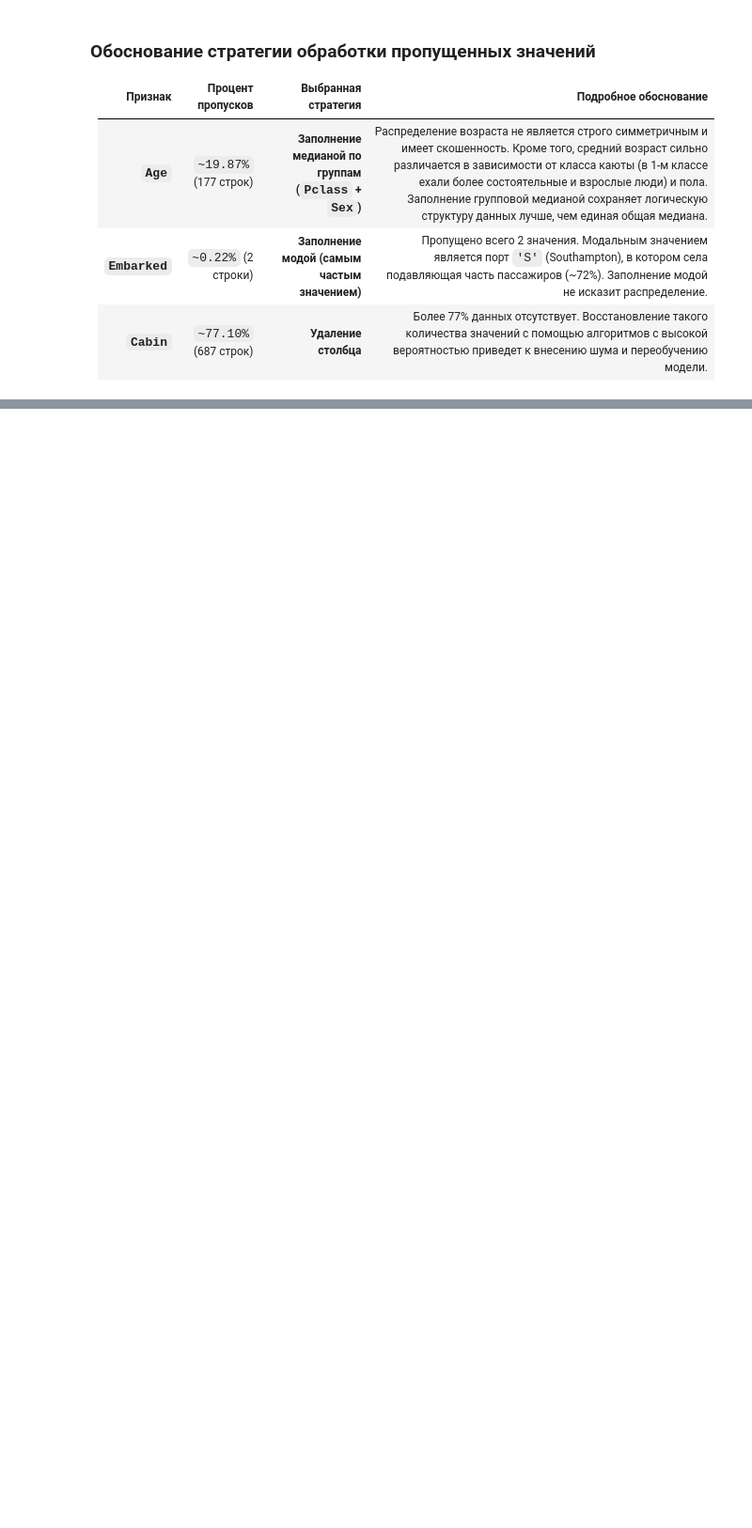
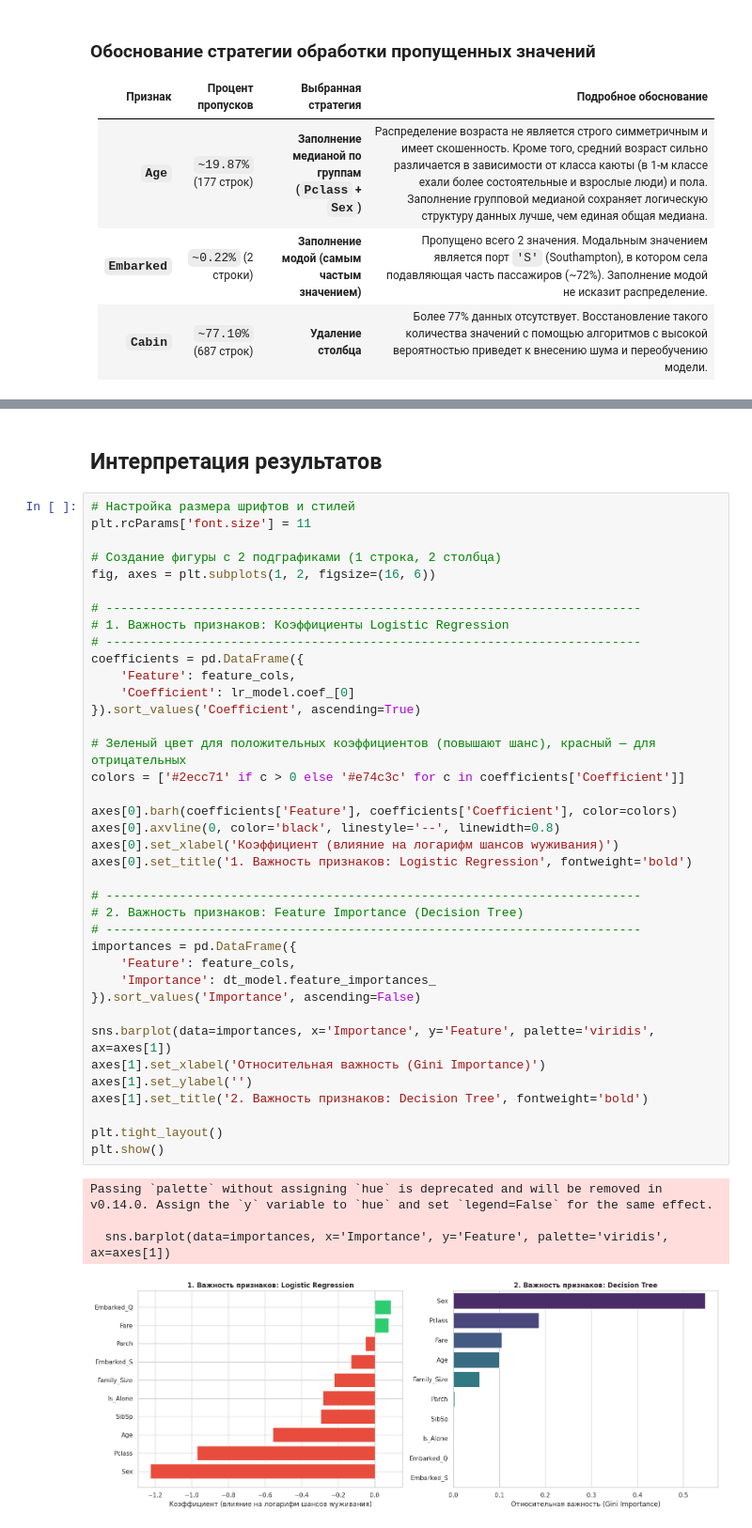
Before and after one commit to fivifri/ml-course-emelyanova, a Jupyter notebook: module-1-titanic/notebook.ipynb, the cells around one changed output, grey strips where cells are left out. Shown at 94% size. Cells and saved outputs as stored; diff of their text form; blank space fills up the shorter version.

```diff
--- a/module-1-titanic/notebook.ipynb
+++ b/module-1-titanic/notebook.ipynb
@@ -367,0 +601,45 @@ Series([], dtype: int64)
+# %% [markdown]
+## Интерпретация результатов
+# %%
+# Настройка размера шрифтов и стилей
+plt.rcParams['font.size'] = 11
+
+# Создание фигуры с 2 подграфиками (1 строка, 2 столбца)
+fig, axes = plt.subplots(1, 2, figsize=(16, 6))
+
+# -------------------------------------------------------------------------
+# 1. Важность признаков: Коэффициенты Logistic Regression
+# -------------------------------------------------------------------------
+coefficients = pd.DataFrame({
+    'Feature': feature_cols,
+    'Coefficient': lr_model.coef_[0]
+}).sort_values('Coefficient', ascending=True)
+
+# Зеленый цвет для положительных коэффициентов (повышают шанс), красный — для отрицательных
+colors = ['#2ecc71' if c > 0 else '#e74c3c' for c in coefficients['Coefficient']]
+
+axes[0].barh(coefficients['Feature'], coefficients['Coefficient'], color=colors)
+axes[0].axvline(0, color='black', linestyle='--', linewidth=0.8)
+axes[0].set_xlabel('Коэффициент (влияние на логарифм шансов wyживания)')
+axes[0].set_title('1. Важность признаков: Logistic Regression', fontweight='bold')
+
+# -------------------------------------------------------------------------
+# 2. Важность признаков: Feature Importance (Decision Tree)
+# -------------------------------------------------------------------------
+importances = pd.DataFrame({
+    'Feature': feature_cols,
+    'Importance': dt_model.feature_importances_
+}).sort_values('Importance', ascending=False)
+
+sns.barplot(data=importances, x='Importance', y='Feature', palette='viridis', ax=axes[1])
+axes[1].set_xlabel('Относительная важность (Gini Importance)')
+axes[1].set_ylabel('')
+axes[1].set_title('2. Важность признаков: Decision Tree', fontweight='bold')
+
+plt.tight_layout()
+plt.show()
+# %% [output]
+Passing `palette` without assigning `hue` is deprecated and will be removed in v0.14.0. Assign the `y` variable to `hue` and set `legend=False` for the same effect.
+
+  sns.barplot(data=importances, x='Importance', y='Feature', palette='viridis', ax=axes[1])
+[figure, added]
```
Also changed, not shown: parts of 18 cells of this notebook, 7 other files.
